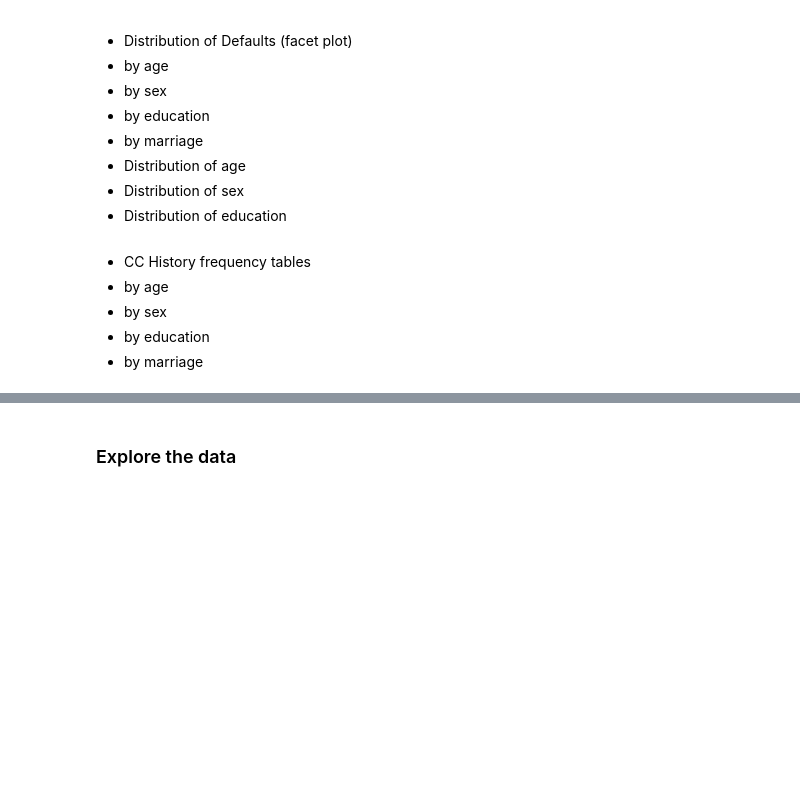
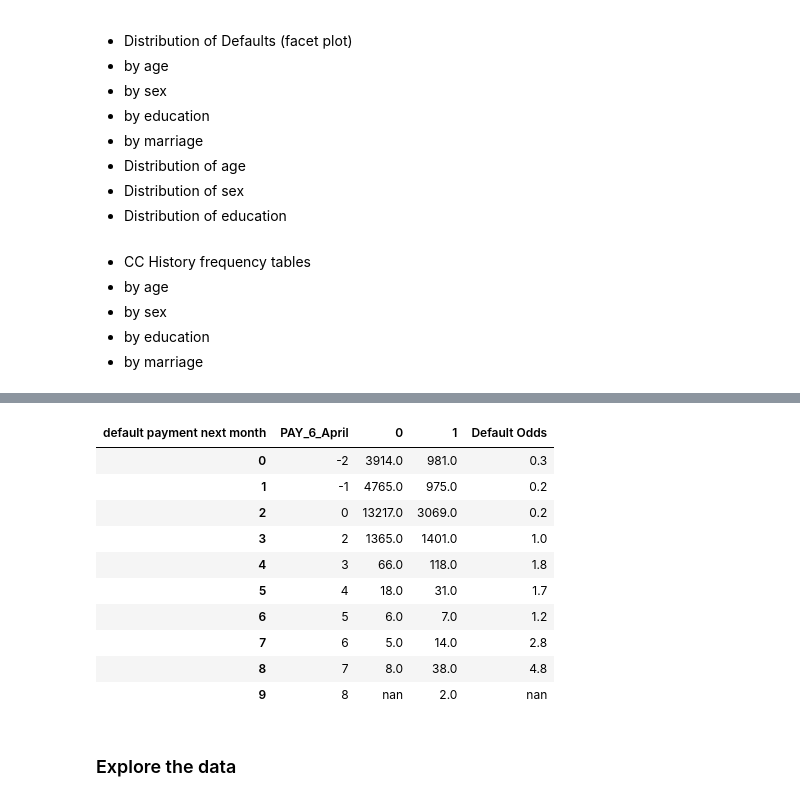
Before and after one commit to rlshuhart/MSDS7331_Project_1, a Jupyter notebook: MSDS7331_Project_1_Notebook.ipynb, the cells around one changed output, grey strips where cells are left out. Drawn from its saved outputs; the diff is of its cells as text; code cells hidden in the pictures; blank space fills up the shorter version.

```diff
--- a/MSDS7331_Project_1_Notebook.ipynb
+++ b/MSDS7331_Project_1_Notebook.ipynb
@@ -19,7 +19,10 @@ import seaborn as sns
 
 # Page settings - might not need...
 pd.set_option('display.max_rows', 500)
-pd.set_option('display.max_columns', 500)
+pd.set_option('display.max_columns', 1000)
+
+# Prevents scientific notation formatting issues. Limits floats to one decimal place.
+pd.set_option('display.float_format', lambda x: '%.1f' % x)
 # %% [markdown]
 # Business Understanding (10 points total).
 * Describe the purpose of the data set you selected (i.e., why was this data collected in
@@ -128,0 +142,18 @@ Index(['LIMIT_BAL', 'SEX', 'EDUCATION', 'MARRIAGE', 'AGE', 'PAY_0_Sept',
+# %%
+# Function to show counts and proportion of a given field
+def category_proportion(df, series_name):
+    df_counts = pd.DataFrame({series_name + '_Count' : df.groupby(series_name)[series_name].size(),
+                  series_name+'_Prop' : df.groupby(series_name)[series_name].size().apply(
+                                        lambda x: float(x) / df.groupby(series_name).size().sum()*100)}).reset_index()
+    df_tots = pd.DataFrame({series_name:['_Total'],
+              series_name+'_Count':df_counts[series_name + '_Count'].sum(),
+              series_name+'_Prop':df_counts[series_name+'_Prop'].sum()})
+    return pd.concat([df_counts,df_tots])
+
+# look through categorical variables that have values not defined
+cat_vars = ['SEX','EDUCATION','MARRIAGE','default payment next month', 'PAY_0_Sept',
+            'PAY_2_Aug', 'PAY_3_July', 'PAY_4_June', 'PAY_5_May', 'PAY_6_April']
+
+for i in range(len(cat_vars)):
+    print(category_proportion(cc_data, cat_vars[i]))
+    print()
@@ -128,0 +180,9 @@ Index(['LIMIT_BAL', 'SEX', 'EDUCATION', 'MARRIAGE', 'AGE', 'PAY_0_Sept',
+# %%
+# Impute undefined values
+cc_data.loc[(~cc_data['EDUCATION'].isin([1,2,3,4])), 'EDUCATION'] = 'others'
+cc_data.loc[(cc_data['MARRIAGE']==0), 'MARRIAGE'] = 'Others'
+
+# recheck
+for i in range(len(cat_vars)):
+    print(category_proportion(cc_data, cat_vars[i]))
+    print()
@@ -173,3 +233,26 @@ print(pd.DataFrame({'Count': cc_data.groupby('AGE').size()}).reset_index())
+# %%
+# cc_data_grouped = cc_data.groupby('MARRIAGE')
+# pd.DataFrame({'default payment next month': cc_data_grouped['default payment next month'].sum()
+#               /cc_data_grouped['default payment next month'].count()})
+
+cc_data_grouped = cc_data.groupby([cat_vars[9],'default payment next month'])
+#print(cc_data_grouped['default payment next month'].sum().unstack())
+df1 = cc_data_grouped['default payment next month'].count().unstack().reset_index()
+df1['Default Odds'] = (df1[1]/(df1[0]+df1[1]))/(df1[0]/(df1[0]+df1[1]))
+df1
+#print(cc_data_grouped['default payment next month'].sum().unstack()/cc_data_grouped['default payment next month'].count().unstack())
+# %% [output]
+| default payment next month | PAY_6_April | 0 | 1 | Default Odds |
+| 0 | -2 | 3914.0 | 981.0 | 0.3 |
+| 1 | -1 | 4765.0 | 975.0 | 0.2 |
+| 2 | 0 | 13217.0 | 3069.0 | 0.2 |
+| 3 | 2 | 1365.0 | 1401.0 | 1.0 |
+| 4 | 3 | 66.0 | 118.0 | 1.8 |
+| 5 | 4 | 18.0 | 31.0 | 1.7 |
+| 6 | 5 | 6.0 | 7.0 | 1.2 |
+| 7 | 6 | 5.0 | 14.0 | 2.8 |
+| 8 | 7 | 8.0 | 38.0 | 4.8 |
+| 9 | 8 | nan | 2.0 | nan |
 # %% [markdown]
 ### Explore the data
 # %%
```
Also changed, not shown: parts of 15 cells of this notebook, 2 other files.
